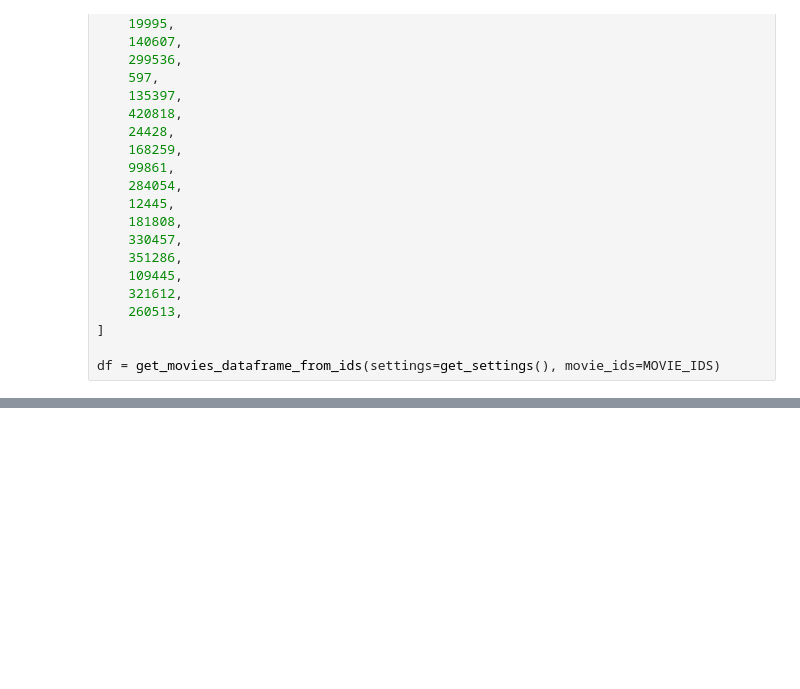
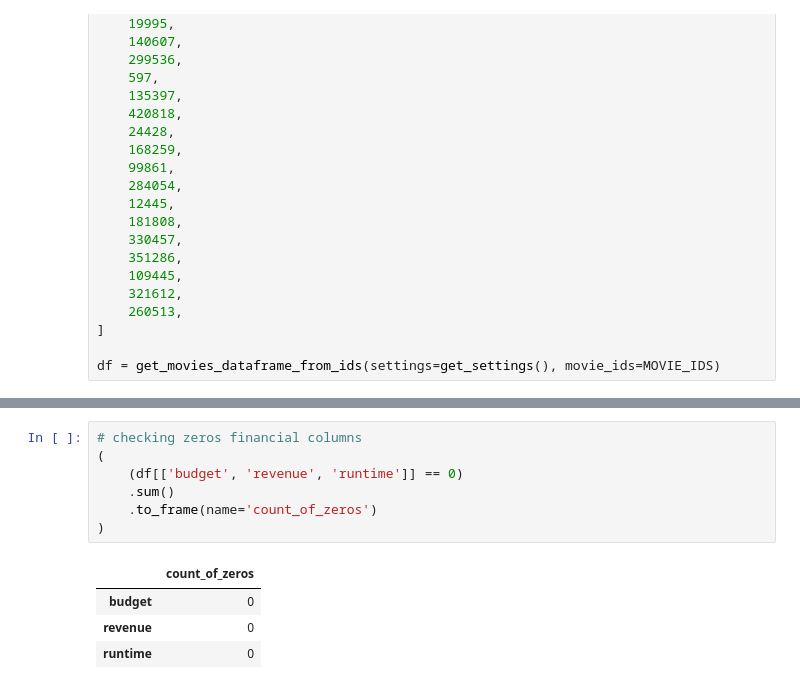
Before and after one commit to hubiverse/amalitech-de-labs, a Jupyter notebook: tmdb_movie/main.ipynb, the cells around one changed output, grey strips where cells are left out. Drawn from its saved outputs; the diff is of its cells as text; blank space fills up the shorter version.

```diff
--- a/tmdb_movie/main.ipynb
+++ b/tmdb_movie/main.ipynb
@@ -153,0 +155,12 @@ display(inspection_cats)
+# %%
+# checking zeros financial columns
+(
+    (df[['budget', 'revenue', 'runtime']] == 0)
+    .sum()
+    .to_frame(name='count_of_zeros')
+)
+# %% [output]
+|  | count_of_zeros |
+| budget | 0 |
+| revenue | 0 |
+| runtime | 0 |
```
Also changed, not shown: parts of 10 cells of this notebook, 3 other files.
